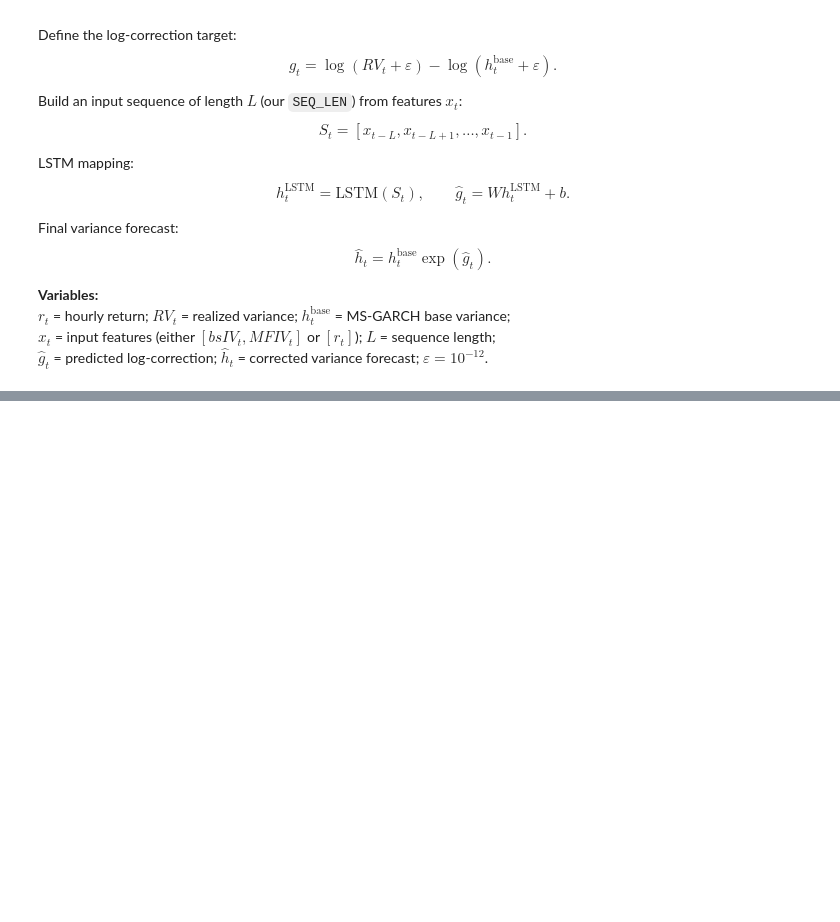
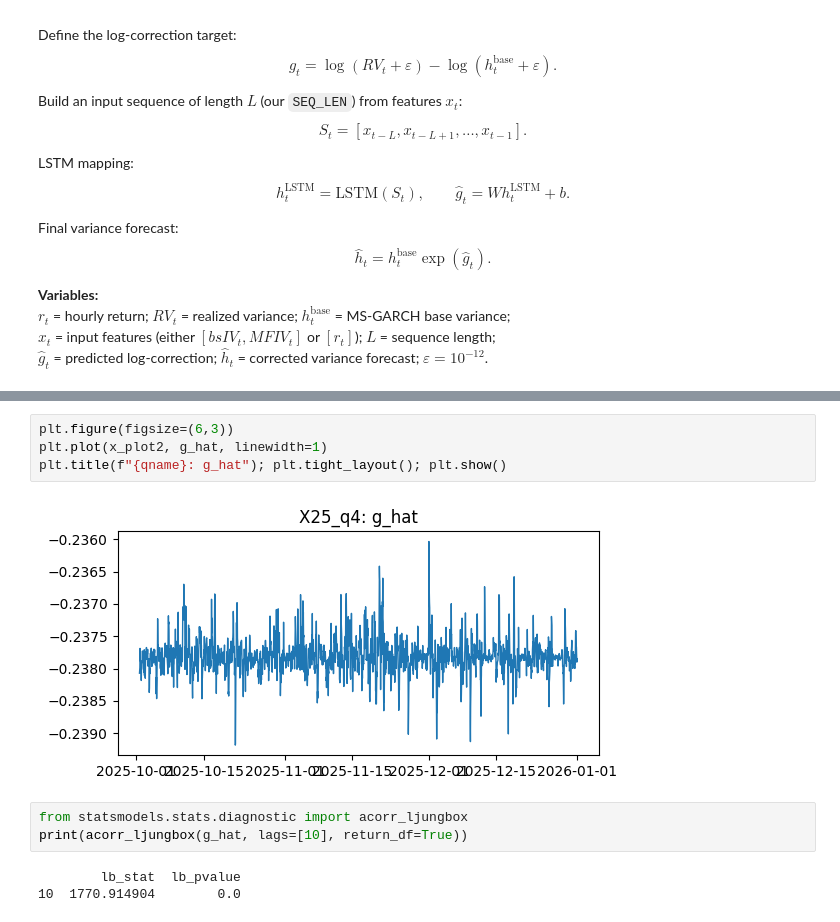
Before and after one commit to Shahahaha11/ModellingAndForecastingVolatility, a Jupyter notebook: models/C_Model_T.ipynb, the cells around one changed output, grey strips where cells are left out. Drawn from its saved outputs; the diff is of its cells as text; blank space fills up the shorter version.

```diff
--- a/models/C_Model_T.ipynb
+++ b/models/C_Model_T.ipynb
@@ -573,0 +573,12 @@ $\hat g_t$ = predicted log-correction; $\hat h_t$ = corrected variance forecast;
+# %%
+plt.figure(figsize=(6,3))
+plt.plot(x_plot2, g_hat, linewidth=1)
+plt.title(f"{qname}: g_hat"); plt.tight_layout(); plt.show()
+# %% [output]
+[figure, added]
+# %%
+from statsmodels.stats.diagnostic import acorr_ljungbox
+print(acorr_ljungbox(g_hat, lags=[10], return_df=True))
+# %% [output]
+        lb_stat  lb_pvalue
+10  1770.914904        0.0
```
Also changed, not shown: parts of 6 cells of this notebook.
